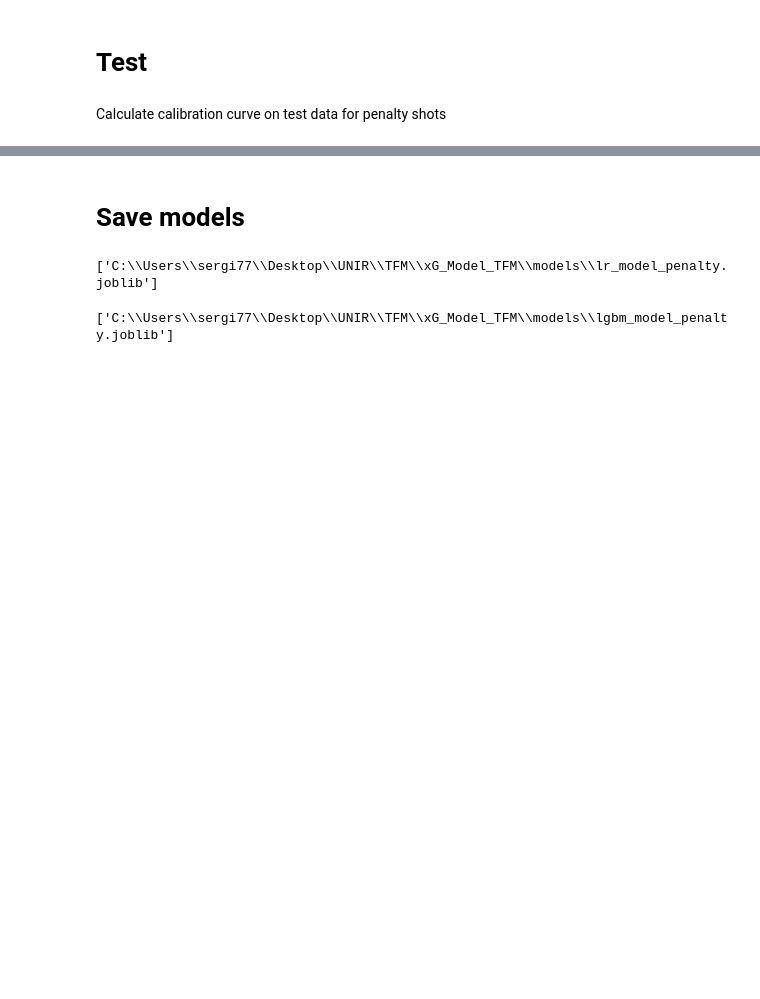
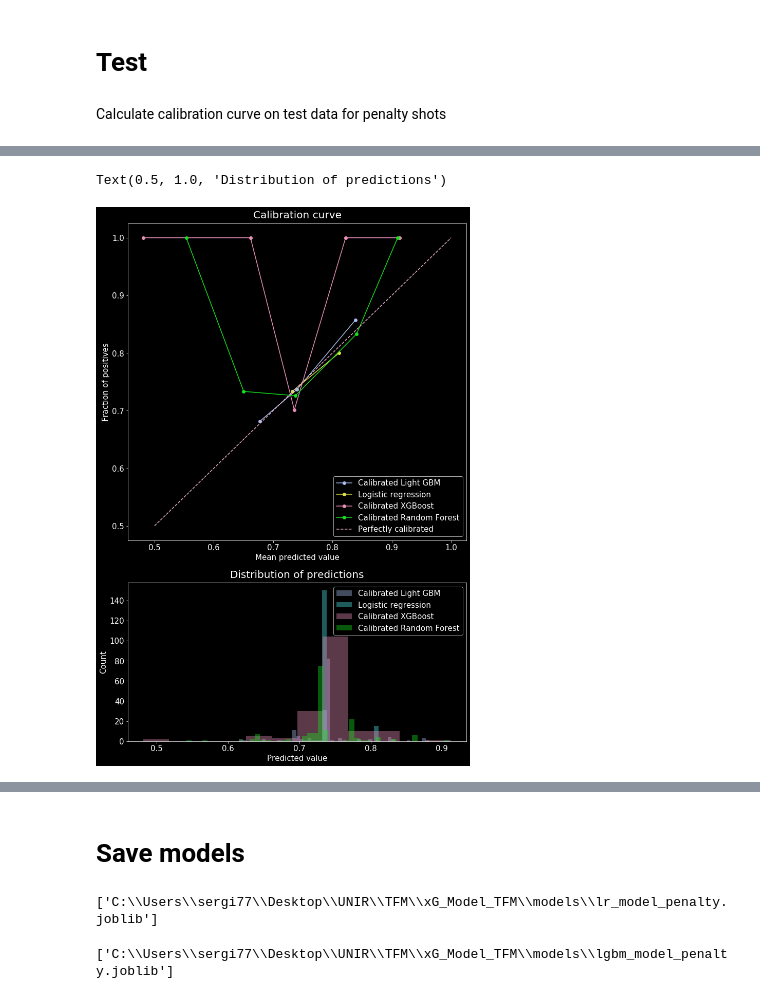
Before and after one commit to SergiRuizUNIR/TFG, a Jupyter notebook: 12_xG_Penalty_Model.ipynb, the cells around one changed output, grey strips where cells are left out. Drawn from its saved outputs; the diff is of its cells as text; code cells hidden in the pictures; blank space fills up the shorter version.

```diff
--- a/12_xG_Penalty_Model.ipynb
+++ b/12_xG_Penalty_Model.ipynb
@@ -464,3 +481,46 @@ Text(0.5, 1.0, 'Distribution of predictions')
+# %%
+# logistic regression
+y_true_test_lr_p = y_p_test
+fraction_of_positives_lr_p, mean_predicted_value_lr_p = calibration_curve(y_true_test_lr_p, y_pred_lr_p[:,1], n_bins=10,
+                                                                      strategy='uniform')
+# lightGBM
+fraction_of_positives_lgbm_p, mean_predicted_value_lgbm_p = calibration_curve(y_penalty_test_lgbm, y_pred_lgbm_p[:, 1],
+                                                                              n_bins=10, strategy='uniform')
+# XGBoost
+fraction_of_positives_xgb_p, mean_predicted_value_xgb_p = calibration_curve(y_penalty_test_xgb, y_pred_xgb_p[:, 1],
+                                                                            n_bins=10, strategy='uniform')
+# Random Forest
+y_true_test_rf_p = y_p_test_rf
+fraction_of_positives_rf_p, mean_predicted_value_rf_p = calibration_curve(y_true_test_rf_p, y_pred_rf_p[:,1], n_bins=10,
+                                                                      strategy='uniform')
+# %%
+# Plot calibration curve on test data
+fig = plt.figure(constrained_layout=True, figsize=(10, 15))
+gs = fig.add_gridspec(ncols=1, nrows=2, height_ratios=(2/3, 1/3))
+ax1 = fig.add_subplot(gs[0])
+ax1.plot(mean_predicted_value_lgbm_p, fraction_of_positives_lgbm_p, "-o", color='#aabced', label='Calibrated Light GBM')
+ax1.plot(mean_predicted_value_lr_p, fraction_of_positives_lr_p, "-o", color='#dbdf4a', label='Logistic regression')
+ax1.plot(mean_predicted_value_xgb_p, fraction_of_positives_xgb_p, "-o", color='#e88fb9', label='Calibrated XGBoost')
+ax1.plot(mean_predicted_value_rf_p, fraction_of_positives_rf_p, "-o", color='#16e01d', label='Calibrated Random Forest')
+ax1.plot([0.5, 1], [0.5, 1], "--", color='#e7aeca', label="Perfectly calibrated")
+ax1.set_xlabel('Mean predicted value', fontsize=15)
+ax1.set_ylabel('Fraction of positives', fontsize=15)
+ax1.set_title('Calibration curve', fontsize=20, pad=10)
+ax1.legend(fontsize=15)
+ax1.tick_params(labelsize=15)
+ax2 = fig.add_subplot(gs[1])
+sns.distplot(y_pred_lgbm_p[:, 1], color='#aabced', label='Calibrated Light GBM', kde=False, ax=ax2)
+sns.distplot(y_pred_lr_p[:,1], color='#4fe4e4', label='Logistic regression', kde=False, ax=ax2)
+sns.distplot(y_pred_xgb_p[:, 1], color='#e88fb9', label='Calibrated XGBoost', kde=False, ax=ax2)
+sns.distplot(y_pred_rf_p[:, 1], color='#16e01d', label='Calibrated Random Forest', kde=False, ax=ax2)
+ax2.set_xlabel('Predicted value', fontsize=15)
+ax2.set_ylabel('Count', fontsize=15)
+ax2.tick_params(labelsize=15)
+ax2.legend(fontsize=15)
+ax2.set_title('Distribution of predictions', fontsize=20, pad=10)
+# %% [output]
+Text(0.5, 1.0, 'Distribution of predictions')
+[figure, added]
 # %%
 print("The log loss of the penalty model with Logistic Regresion is: " + str(log_loss(y_true_test_lr_p, y_pred_lr_p[:,1])))
 print("The ROC AUC score of the penalty model with Logistic Regresion is: " +str(roc_auc_score(y_true_test_lr_p,
```
Also changed, not shown: parts of 19 cells of this notebook, 1 other file.
